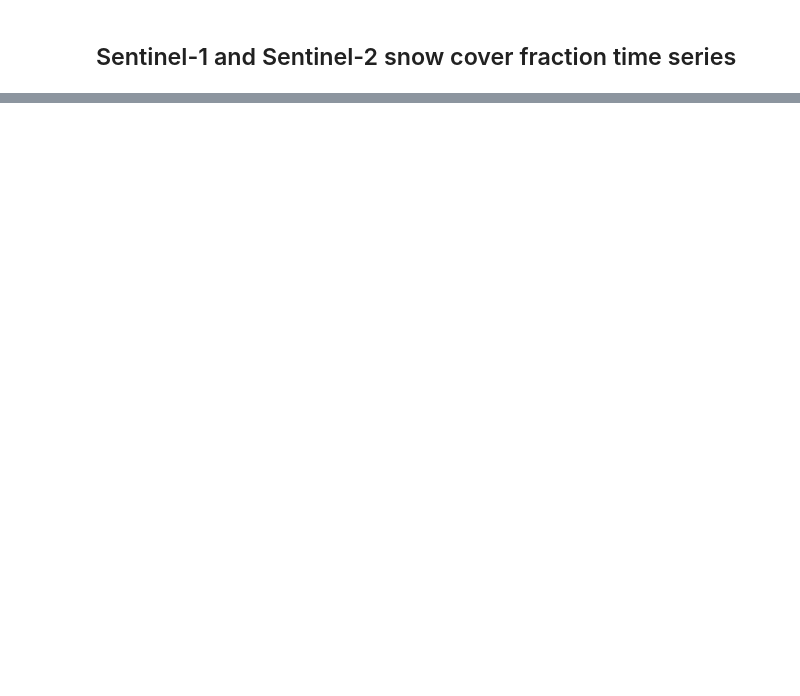
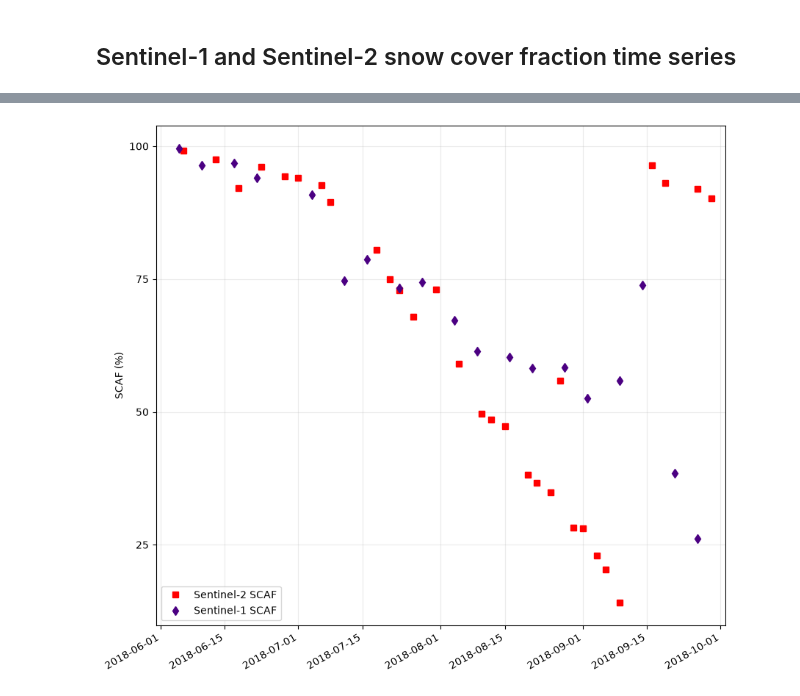
Before and after one commit to mattiacallegari/glacier_scaf, a Jupyter notebook: timeseries_extract.ipynb, the cells around one changed output, grey strips where cells are left out. Saved outputs shown, nothing was run; the diff lists cells and outputs as text; code cells hidden in the pictures; blank space fills up the shorter version.

```diff
--- a/timeseries_extract.ipynb
+++ b/timeseries_extract.ipynb
@@ -72,0 +89,18 @@ plt.show()
+# %%
+from matplotlib.ticker import MultipleLocator
+
+fig, ax = plt.subplots(figsize=(10,10))
+ax.plot(s2_scaf.index, s2_scaf.values, marker="s", linestyle="", label="Sentinel-2 SCAF", color='red')
+ax.plot(s1_scaf.index, s1_scaf.values, marker="d", linestyle="", label="Sentinel-1 SCAF", color='indigo')
+ax.set(ylabel="SCAF (%)")
+ax.yaxis.set_major_locator(MultipleLocator(25))
+ax.grid(alpha=0.25)
+ax.legend()
+ax.set_xlim(
+    date.fromisoformat(start_date) - timedelta(days=1),
+    date.fromisoformat(end_date) + timedelta(days=1),
+)
+fig.autofmt_xdate()
+plt.show()
+# %% [output]
+[figure, added]
```
Also changed, not shown: parts of 11 cells of this notebook.
